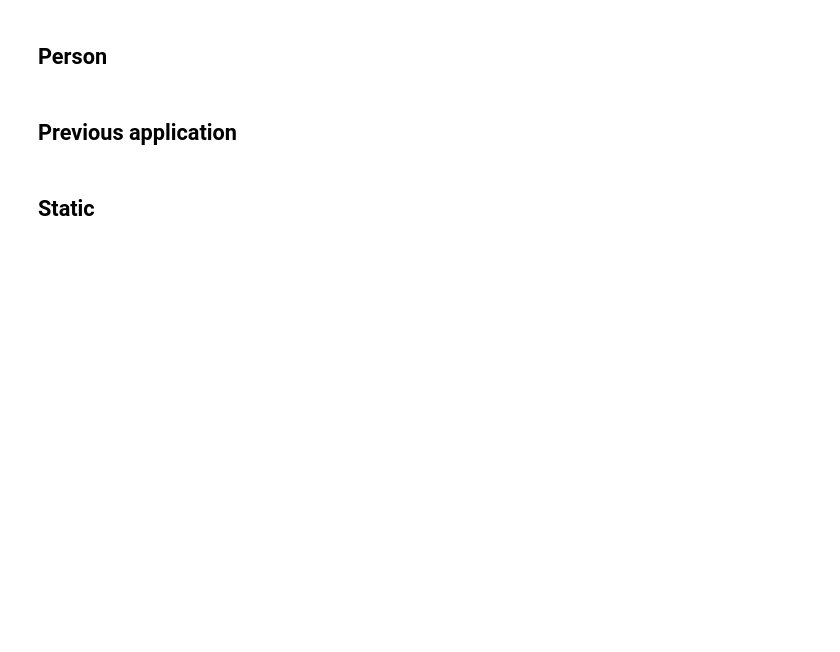
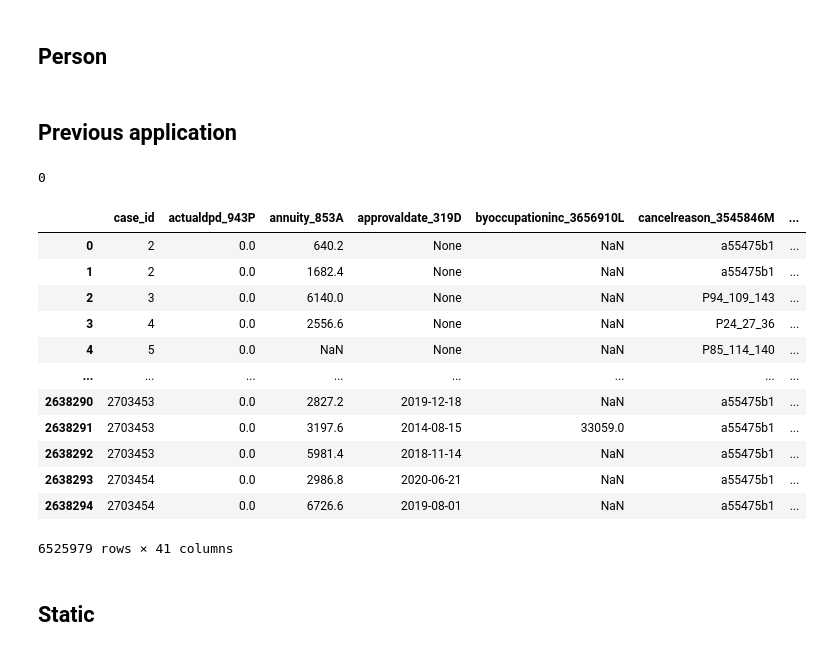
Before and after one commit to manpreetsingh227/MSc-project, a Jupyter notebook: notebooks/featureselection.ipynb, the cells around one changed output. Saved outputs shown, nothing was run; the diff lists cells and outputs as text; code cells hidden in the pictures; blank space fills up the shorter version.

```diff
--- a/notebooks/featureselection.ipynb
+++ b/notebooks/featureselection.ipynb
@@ -854,3 +884,11 @@ person = pd.merge(
 person = person.drop(columns=person_drop)
 # %% [markdown]
 ## Previous application
+# %%
+applprev1.assign(creationdate_885D=pd.to_datetime(applprev1["creationdate_885D"].astype(str), errors='coerce'))\
+             .dropna(subset=["creationdate_885D"])\
+             .sort_values(["creationdate_885D", "num_group1"], ascending=[False, True])\
+             .groupby("case_id")["num_group1"]\
+             .first().ne(0).sum()
+# %% [output]
+0
@@ -857,3 +897,19 @@ person = person.drop(columns=person_drop)
+# %%
+applprev1
+# %% [output]
+|  | case_id | actualdpd_943P | annuity_853A | approvaldate_319D | byoccupationinc_3656910L | cancelreason_3545846M | ... |
+| 0 | 2 | 0.0 | 640.2 | None | NaN | a55475b1 | ... |
+| 1 | 2 | 0.0 | 1682.4 | None | NaN | a55475b1 | ... |
+| 2 | 3 | 0.0 | 6140.0 | None | NaN | P94_109_143 | ... |
+| 3 | 4 | 0.0 | 2556.6 | None | NaN | P24_27_36 | ... |
+| 4 | 5 | 0.0 | NaN | None | NaN | P85_114_140 | ... |
+| ... | ... | ... | ... | ... | ... | ... | ... |
+| 2638290 | 2703453 | 0.0 | 2827.2 | 2019-12-18 | NaN | a55475b1 | ... |
+| 2638291 | 2703453 | 0.0 | 3197.6 | 2014-08-15 | 33059.0 | a55475b1 | ... |
+| 2638292 | 2703453 | 0.0 | 5981.4 | 2018-11-14 | NaN | a55475b1 | ... |
+| 2638293 | 2703454 | 0.0 | 2986.8 | 2020-06-21 | NaN | a55475b1 | ... |
+| 2638294 | 2703454 | 0.0 | 6726.6 | 2019-08-01 | NaN | a55475b1 | ... |
+6525979 rows × 41 columns
 # %%
 applprev_1_0 = pd.read_parquet(path +'applprev_1_0.parquet')
 applprev_1_1 = pd.read_parquet(path +'applprev_1_1.parquet')
```
Also changed, not shown: parts of 25 cells of this notebook, 7 other files.
